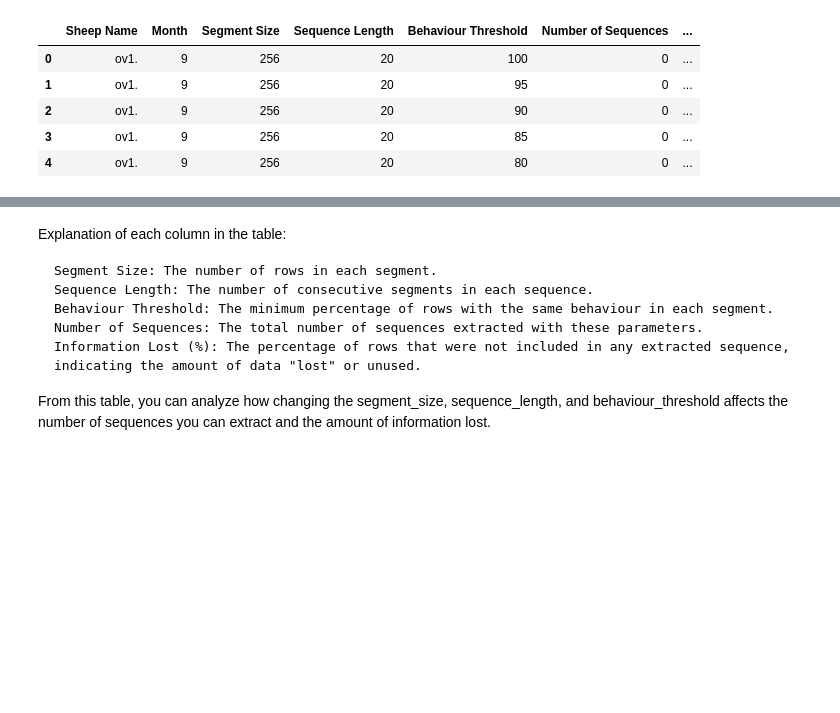
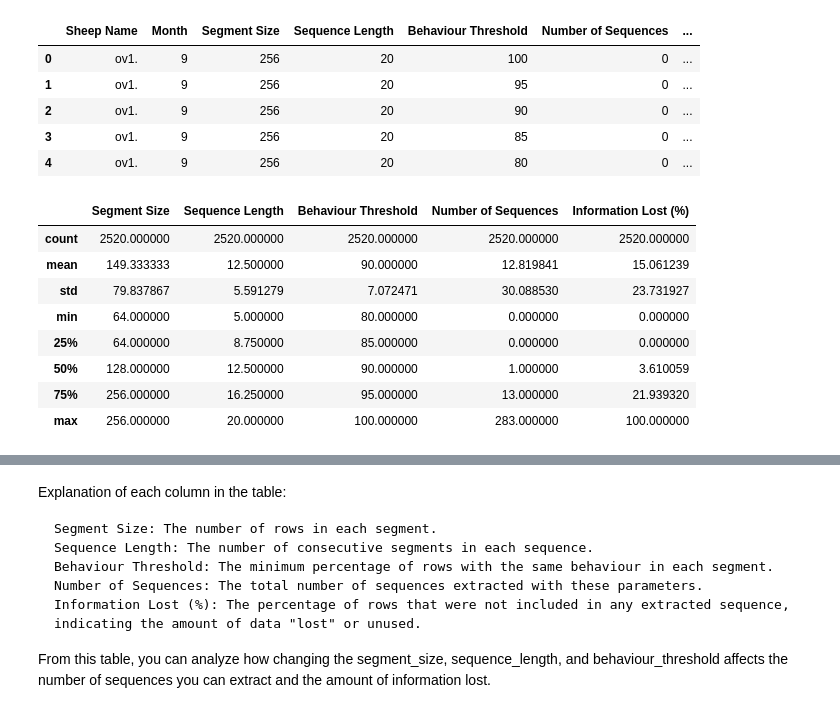
Before and after one commit to franfram/aar_dl, a Jupyter notebook: analysis/create_train_test_split.ipynb, the cells around one changed output, grey strips where cells are left out. Saved outputs shown, nothing was run; the diff lists cells and outputs as text; code cells hidden in the pictures; blank space fills up the shorter version.

```diff
--- a/analysis/create_train_test_split.ipynb
+++ b/analysis/create_train_test_split.ipynb
@@ -950,3 +937,15 @@ all_sheep_and_months_results.head()
 segment_extraction_info = all_sheep_and_months_results.sort_values(by = ["Sheep Name", "Month", "Information Lost (%)", 'Sequence Length', 'Segment Size'])
 # %%
 segment_extraction_info.to_csv(here('data/segment_extraction_info.csv'))
+# %%
+segment_extraction_info.describe()
+# %% [output]
+|  | Segment Size | Sequence Length | Behaviour Threshold | Number of Sequences | Information Lost (%) |
+| count | 2520.000000 | 2520.000000 | 2520.000000 | 2520.000000 | 2520.000000 |
+| mean | 149.333333 | 12.500000 | 90.000000 | 12.819841 | 15.061239 |
+| std | 79.837867 | 5.591279 | 7.072471 | 30.088530 | 23.731927 |
+| min | 64.000000 | 5.000000 | 80.000000 | 0.000000 | 0.000000 |
+| 25% | 64.000000 | 8.750000 | 85.000000 | 0.000000 | 0.000000 |
+| 50% | 128.000000 | 12.500000 | 90.000000 | 1.000000 | 3.610059 |
+| 75% | 256.000000 | 16.250000 | 95.000000 | 13.000000 | 21.939320 |
+| max | 256.000000 | 20.000000 | 100.000000 | 283.000000 | 100.000000 |
```
Also changed, not shown: parts of 14 cells of this notebook.
